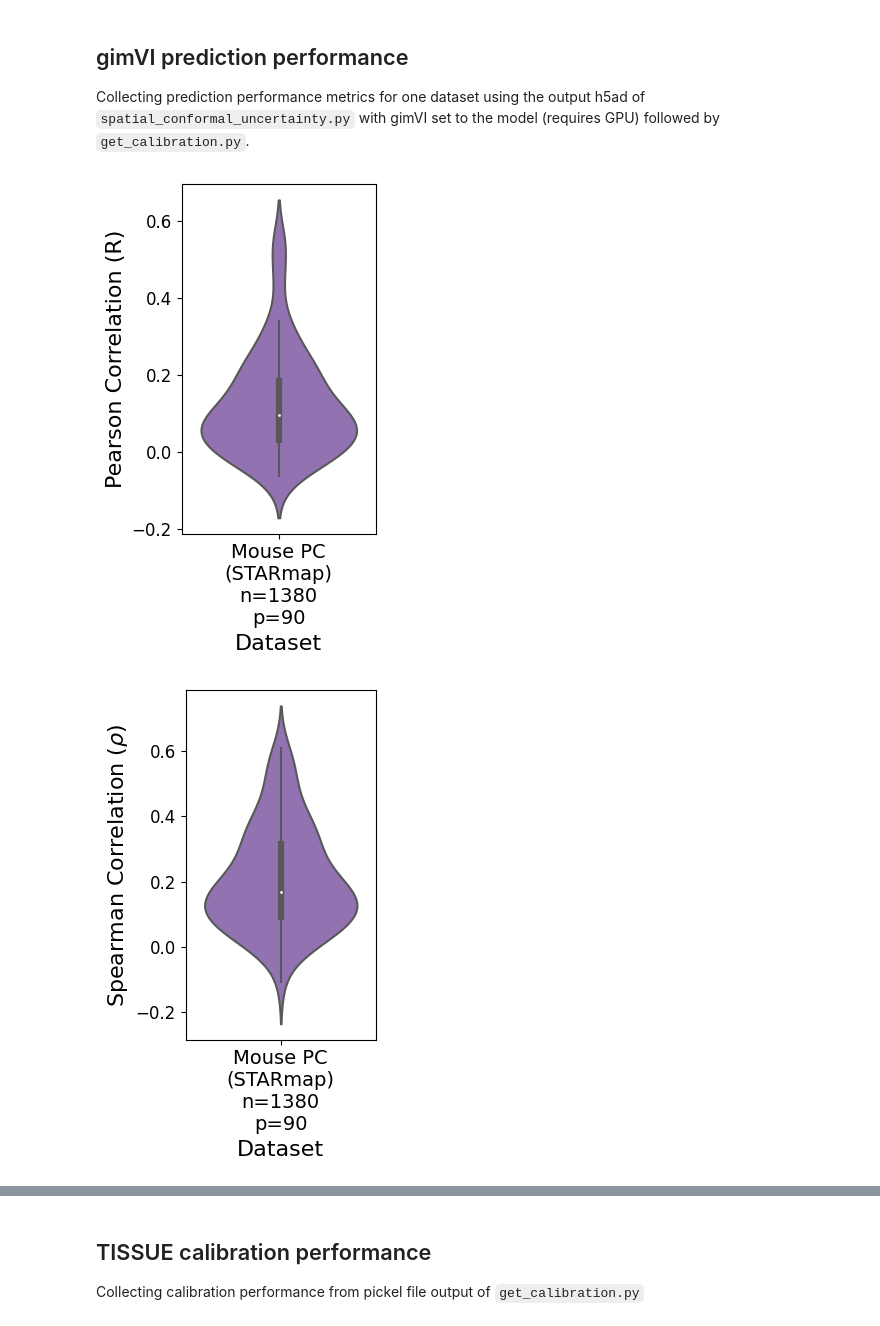
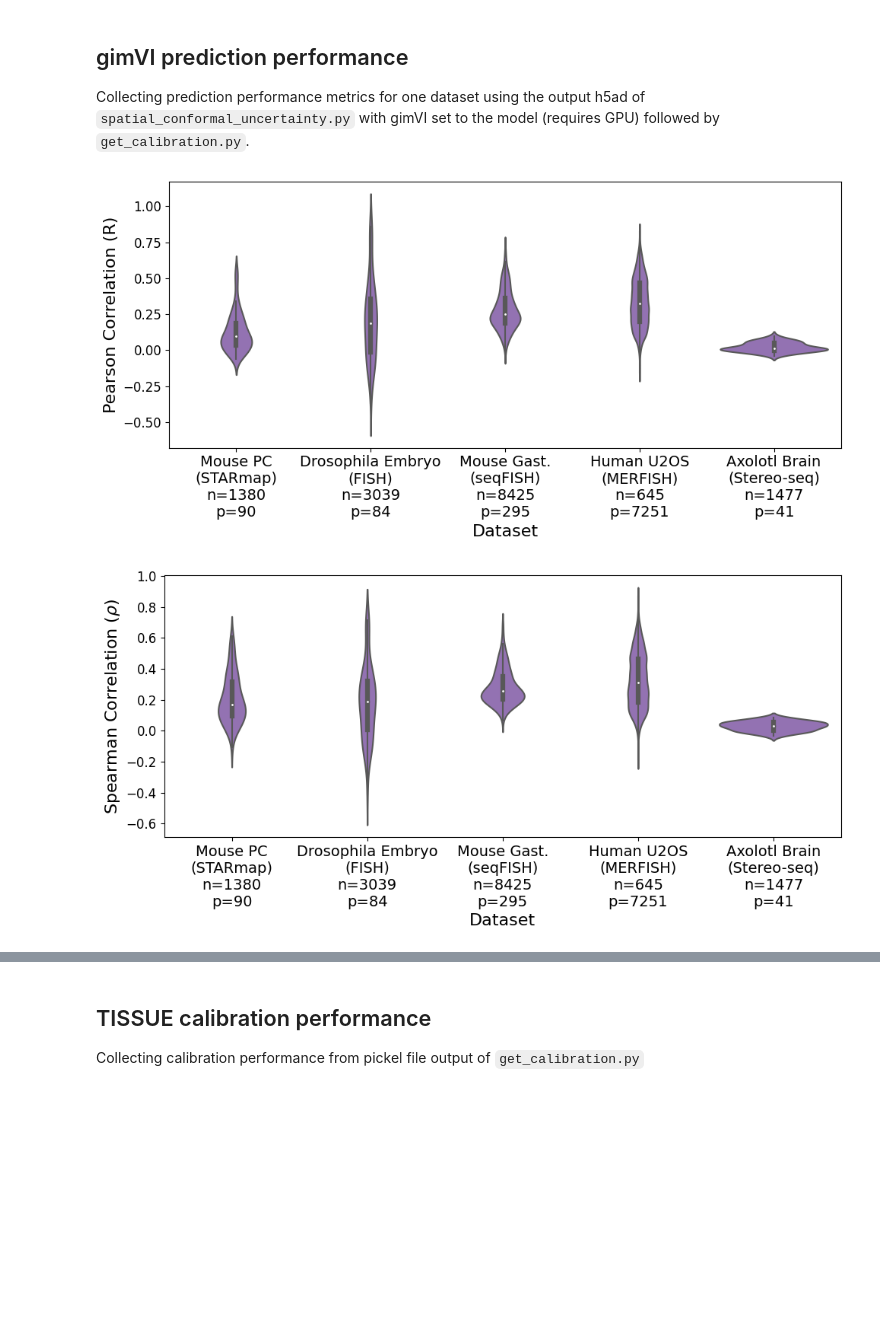
Before and after one commit to sunericd/tissue-figures-and-analyses, a Jupyter notebook: notebooks/Supplemental_gimvi_analysis.ipynb, the cells around one changed output, grey strips where cells are left out. Drawn from its saved outputs; the diff is of its cells as text; code cells hidden in the pictures; blank space fills up the shorter version.

```diff
--- a/notebooks/Supplemental_gimvi_analysis.ipynb
+++ b/notebooks/Supplemental_gimvi_analysis.ipynb
@@ -31,19 +46,28 @@ dataset_mapper = {"Dataset3": "Mouse Hipp.\n(seqFISH)",
                   "Dataset17": "Mouse VISP\n(ExSeq)",
                   "Axolotl": "Axolotl Brain\n(Stereo-seq)",
                   "Dataset7": "Human U2OS\n(MERFISH)",
-                  "Dataset1": "Mouse Gast.\n(seqFISH)"}
+                  "Dataset1": "Mouse Gast.\n(seqFISH)",
+                  "SVZsubambiguous": "Mouse SVZ\n(MERFISH)"}
 
 method_mapper = {"tangram": "Tangram",
                  "spage": "SpaGE",
                  "knn": "Harmony",
                  "gimvi": "gimVI"}
+
+label_mapper = {'Dataset3celltype': "Mouse Hipp. (seqFISH) - Cell type",
+                'Dataset13celltype_lowres': "Mouse VISP (ISS) - Cell type",
+                'Dataset14region': "Drosophila Embryo (FISH) - Region",
+                'Dataset15ClusterName': "Mouse SC (osmFISH) - Cell type",
+                'Dataset15Region': "Mouse SC (osmFISH) - Region",
+                'Dataset1celltype_mapped_refined': "Mouse Gast. (seqFISH) - Cell type",
+                'AxolotlAnnotation': "Axolotl Brain (Stereo-seq) - Cell type"}
 ####
 # %% [markdown]
 ## gimVI prediction performance
 
 Collecting prediction performance metrics for one dataset using the output h5ad of `spatial_conformal_uncertainty.py` with gimVI set to the model (requires GPU) followed by `get_calibration.py`.
 # %%
-datasets = ["Dataset11"]
+datasets = ["Dataset11","Dataset14","Dataset1","Dataset7","Axolotl"]
 methods = ['gimvi']
 
 dataset_col = []
@@ -54,7 +78,12 @@ MAE_col = []
 
 
 for d in datasets:
-    adata = sc.read_h5ad("scg_results/scpi/2023Aug1_k4k1_SDbasedCCPplus1/"+d+"_gimvi_SCPI.h5ad")
+    # read results
+    if os.path.isfile("scg_results/scpi/2023Aug1_k4k1_SDbasedCCPplus1/"+d+"_gimvi_SCPI.h5ad"):
+        adata = sc.read_h5ad("scg_results/scpi/2023Aug1_k4k1_SDbasedCCPplus1/"+d+"_gimvi_SCPI.h5ad")
+    else:
+        adata = large_load("scg_results/scpi/2023Aug1_k4k1_SDbasedCCPplus1/"+d+"_gimvi_SCPI")
+
     n_cells = adata.shape[0]
     n_genes = adata.shape[1]
 
@@ -96,39 +125,39 @@ df["log MAE"] = np.log(df["MAE"])
 
 
 # Pearson
-plt.figure(figsize=(3,5))
+plt.figure(figsize=(10,5))
 sns.violinplot(x="Dataset", y="Pearson", color="tab:purple", data=df)
 plt.xlabel("Dataset", fontsize=16)
 plt.ylabel("Pearson Correlation (R)", fontsize=16)
 plt.xticks(fontsize=14)
 plt.yticks(fontsize=12)
 plt.tight_layout()
-plt.savefig('plots/scpi_datasets/gimvi_violin_performance_pearson.pdf', dpi=300, bbox_inches='tight')
+plt.savefig('plots/scpi_datasets/GIMVI_violin_performance_pearson.pdf', dpi=300, bbox_inches='tight')
 plt.show()
 
 
 # Spearman
-plt.figure(figsize=(3,5))
+plt.figure(figsize=(10,5))
 sns.violinplot(x="Dataset", y="Spearman", color="tab:purple", data=df)
 plt.xlabel("Dataset", fontsize=16)
 plt.ylabel(r"Spearman Correlation ($\rho$)", fontsize=16)
 plt.xticks(fontsize=14)
 plt.yticks(fontsize=12)
 plt.tight_layout()
-plt.savefig('plots/scpi_datasets/gimvi_violin_performance_spearman.pdf', dpi=300, bbox_inches='tight')
+plt.savefig('plots/scpi_datasets/GIMVI_violin_performance_spearman.pdf', dpi=300, bbox_inches='tight')
 plt.show()
 
 
 # MAE
-plt.figure(figsize=(3,5))
+plt.figure(figsize=(10,5))
 sns.violinplot(x="Dataset", y="log MAE", color="tab:purple", data=df)
 plt.xlabel("Dataset", fontsize=16)
 plt.ylabel("Log Mean Absolute Error", fontsize=16)
 plt.xticks(fontsize=14)
 plt.yticks(fontsize=12)
 plt.tight_layout()
-plt.savefig('plots/scpi_datasets/gimvi_violin_performance_logmae.pdf', dpi=300, bbox_inches='tight')
+plt.savefig('plots/scpi_datasets/GIMVI_violin_performance_logmae.pdf', dpi=300, bbox_inches='tight')
 plt.show()
 # %% [output]
-[figure, old version]
+[figure, new version]
-[figure, old version]
+[figure, new version]
```
Also changed, not shown: parts of 23 cells of this notebook, 9 other files.
